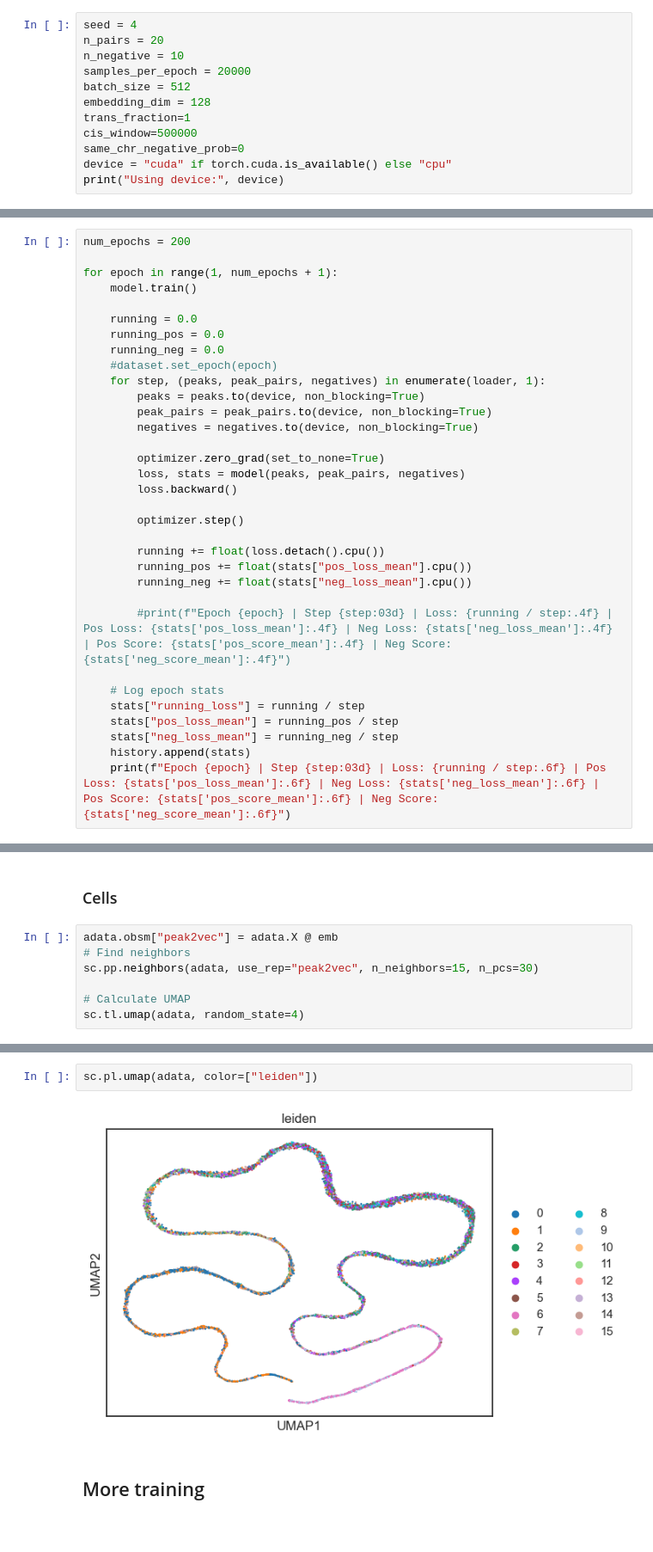
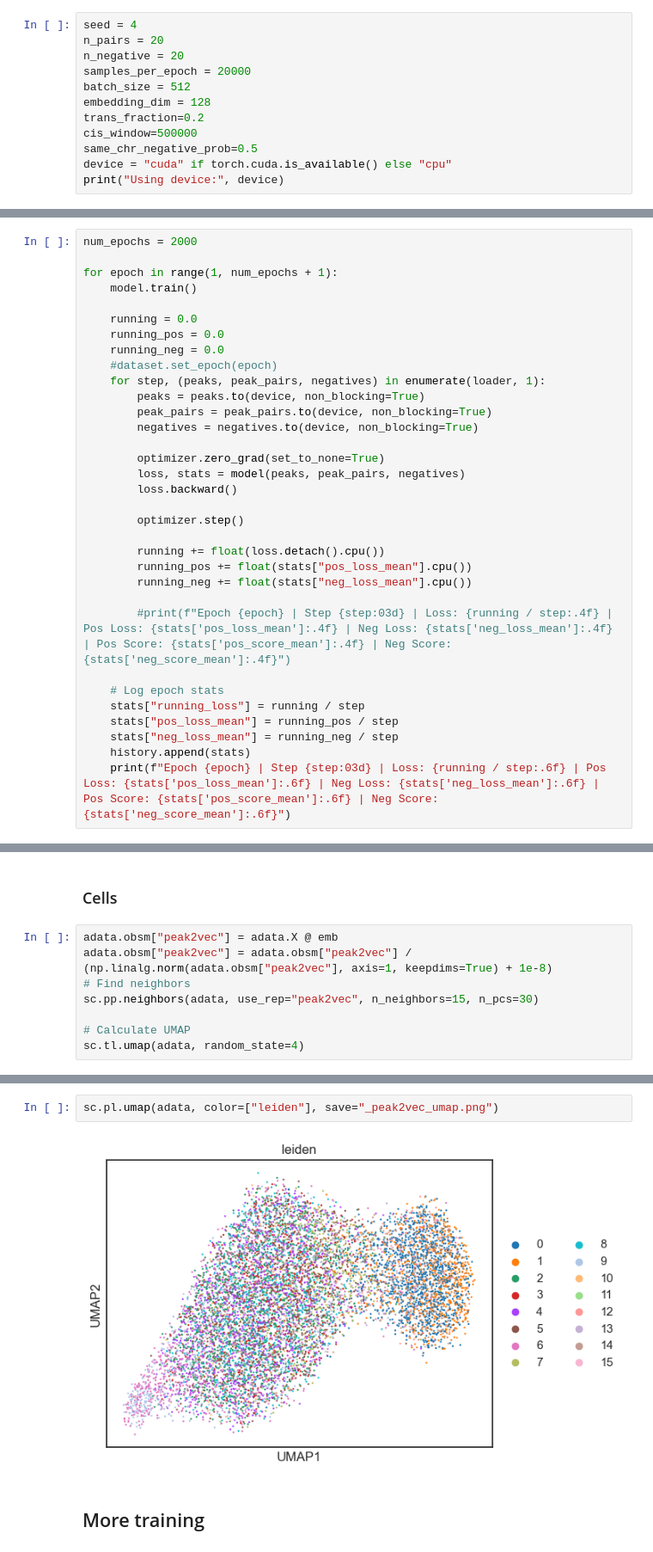
Before and after one commit to Claptar/peak2vec, a Jupyter notebook: notebooks/peak2vec.ipynb, the cells around one changed output, grey strips where cells are left out. Shown at 86% size. Saved outputs shown, nothing was run; the diff lists cells and outputs as text.

```diff
--- a/notebooks/peak2vec.ipynb
+++ b/notebooks/peak2vec.ipynb
@@ -343,13 +343,13 @@ class Peak2Vec(nn.Module):
 # %%
 seed = 4
 n_pairs = 20
-n_negative = 10
+n_negative = 20
 samples_per_epoch = 20000
 batch_size = 512
 embedding_dim = 128
-trans_fraction=1
+trans_fraction=0.2
 cis_window=500000
-same_chr_negative_prob=0
+same_chr_negative_prob=0.5
 device = "cuda" if torch.cuda.is_available() else "cpu"
 print("Using device:", device)
 # %% [output]
@@ -381,7 +381,7 @@ optimizer = torch.optim.Adam(model.parameters(), lr=2e-3)
 # %%
 history = list()
 # %%
-num_epochs = 200
+num_epochs = 2000
 
 for epoch in range(1, num_epochs + 1):
     model.train()
@@ -513,6 +512,7 @@ sc.pl.embedding(adata_peaks, basis="peak2vec", color=["Chromosome"])
 ### Cells
 # %%
 adata.obsm["peak2vec"] = adata.X @ emb
+adata.obsm["peak2vec"] = adata.obsm["peak2vec"] / (np.linalg.norm(adata.obsm["peak2vec"], axis=1, keepdims=True) + 1e-8)
 # Find neighbors
 sc.pp.neighbors(adata, use_rep="peak2vec", n_neighbors=15, n_pcs=30)
 
@@ -525,7 +525,7 @@ sc.pl.embedding(adata, basis="peak2vec", color=["leiden"])
 # %%
-sc.pl.umap(adata, color=["leiden"])
+sc.pl.umap(adata, color=["leiden"], save="_peak2vec_umap.png")
 # %% [output]
-[figure, old version]
+[figure, new version]
 # %% [markdown]
 ## More training
 # %%
```
Also changed, not shown: parts of 15 cells of this notebook, 4 other files.
